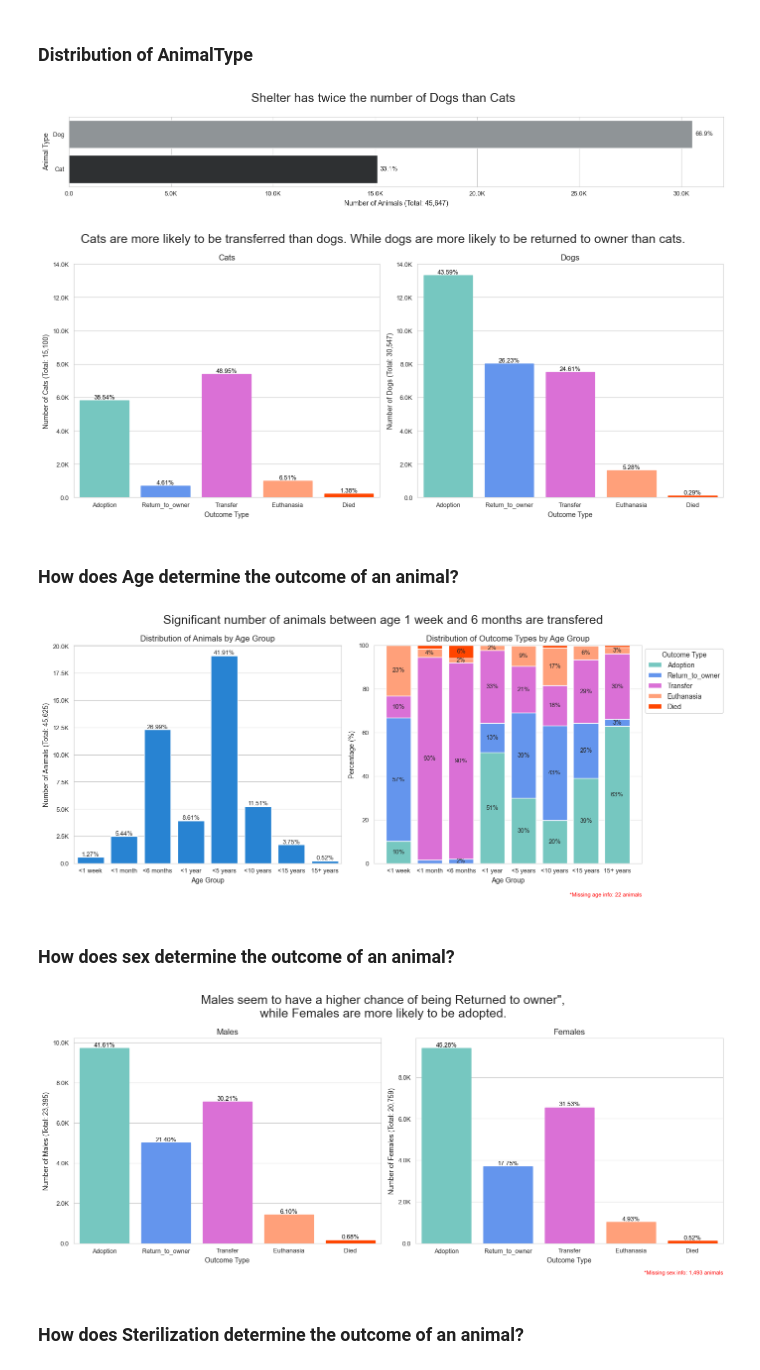
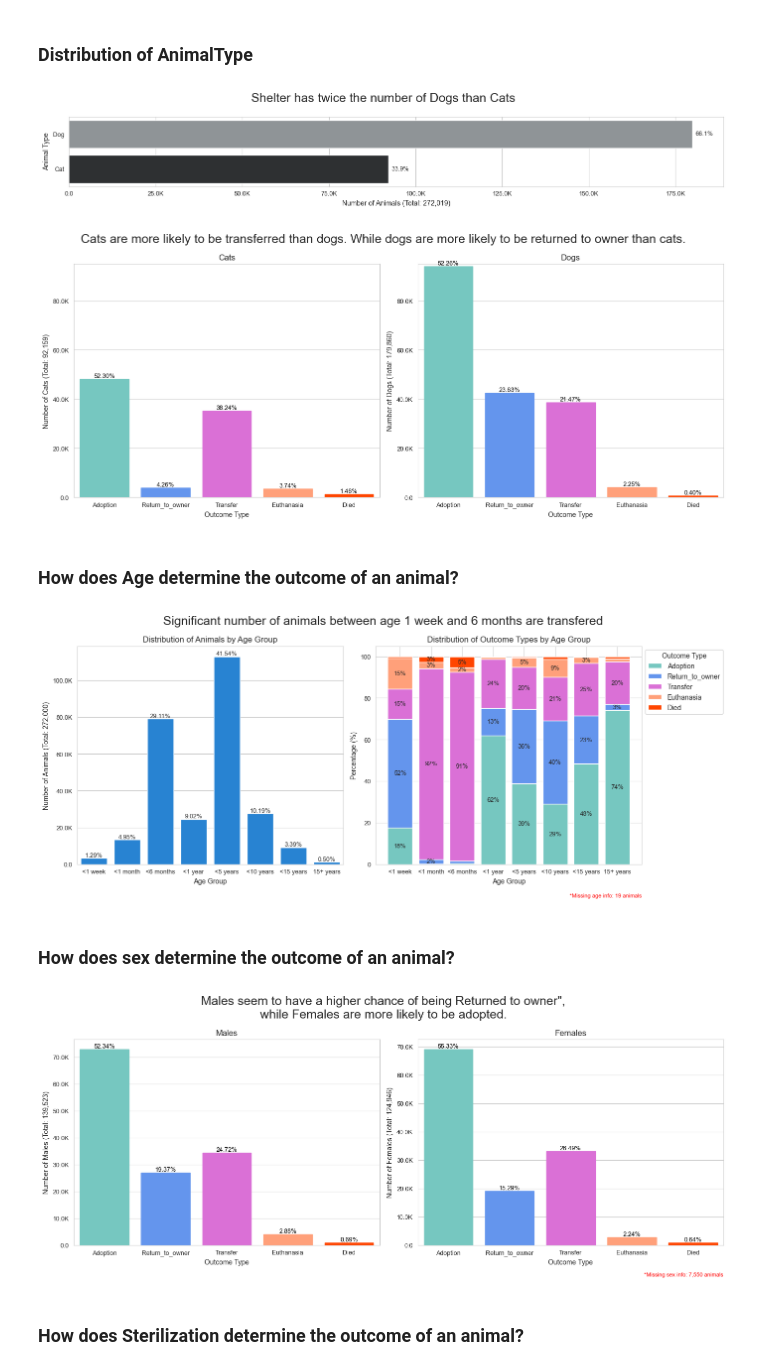
Before and after one commit to sandeepsanyal/Shelter-Animal-Outcomes, a Jupyter notebook: notebooks/exploratory_analysis.ipynb, the cells around one changed output. Drawn from its saved outputs; the diff is of its cells as text; code cells hidden in the pictures.

```diff
--- a/notebooks/exploratory_analysis.ipynb
+++ b/notebooks/exploratory_analysis.ipynb
@@ -5,7 +5,7 @@ This notebook is used for performing exploratory data analysis on the training d
 # %% [markdown]
 <h4>Enter your computer's home firectory</h4>
 # %%
-home_dir = r"/Users/wrngnfreeman/Github/Shelter-Animal-Outcomes-by-kaggle.com"
+home_dir = r"/Users/wrngnfreeman/Github/Shelter-Animal-Outcomes"
 # %% [markdown]
 #### Import required modules
 # %%
@@ -24,7 +24,7 @@ import data_processing, viz
 # Load and process training dataset
 processed_df = data_processing.process_data(
     home_dir=home_dir,
-    data_file=r"train",
+    data_file=r"Austin_Animal_Center_Outcomes_20250318",
     AnimalID=r"AnimalID",
     dep_var=r"OutcomeType"
 )
@@ -51,22 +51,22 @@ viz.viz_outcometype(processed_df)
 # %% [markdown]
 ### Distribution of AnimalType
 # %%
-viz.viz_animal_type(processed_df)
+viz.viz_animal_type(home_dir=home_dir, processed_df=processed_df)
 # %% [output]
-[figure, old version]
+[figure, new version]
-[figure, old version]
+[figure, new version]
 # %% [markdown]
 ### How does Age determine the outcome of an animal?
 # %%
-viz.viz_age(processed_df)
+viz.viz_age(home_dir=home_dir, processed_df=processed_df)
 # %% [output]
-[figure, old version]
+[figure, new version]
 # %% [markdown]
 ### How does sex determine the outcome of an animal?
 # %%
-viz.viz_sex(processed_df)
+viz.viz_sex(home_dir=home_dir, processed_df=processed_df)
 # %% [output]
-[figure, old version]
+[figure, new version]
 # %% [markdown]
 ### How does Sterilization determine the outcome of an animal?
 # %%
```
Also changed, not shown: parts of 7 cells of this notebook, 6 other files.
